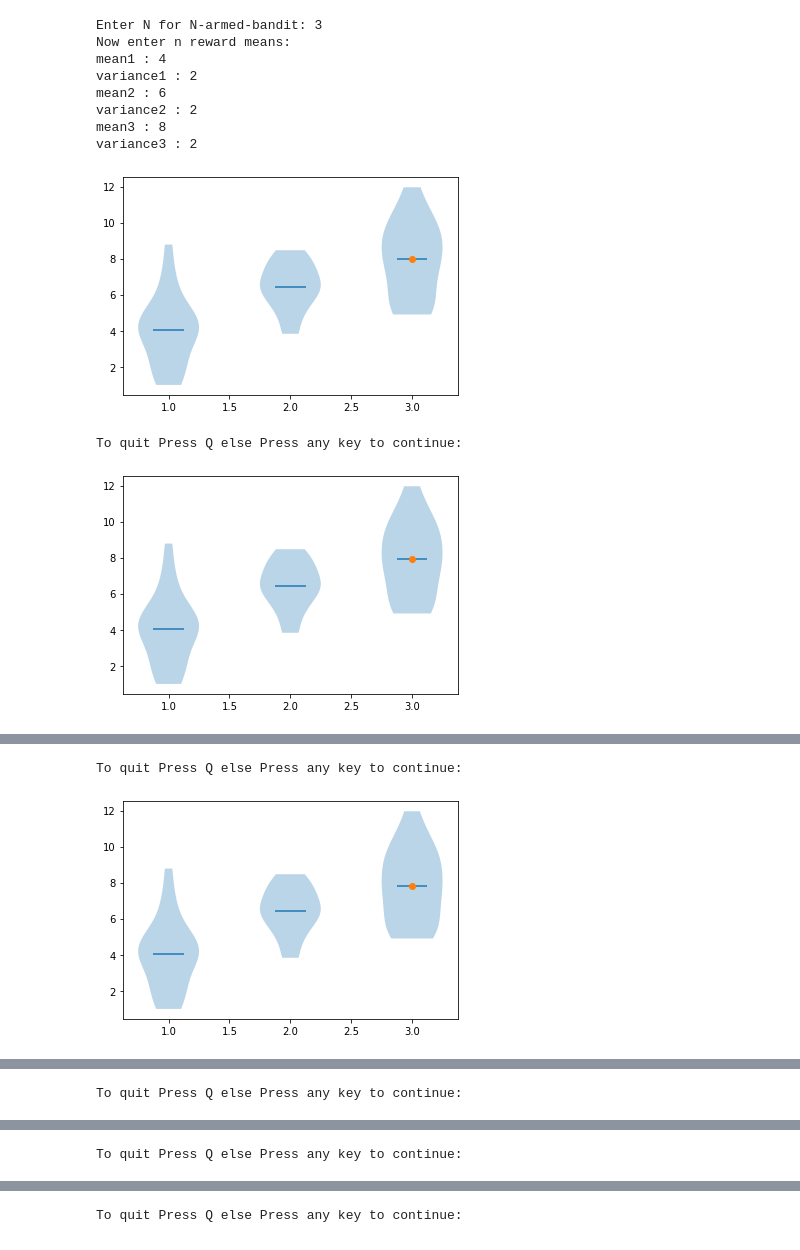
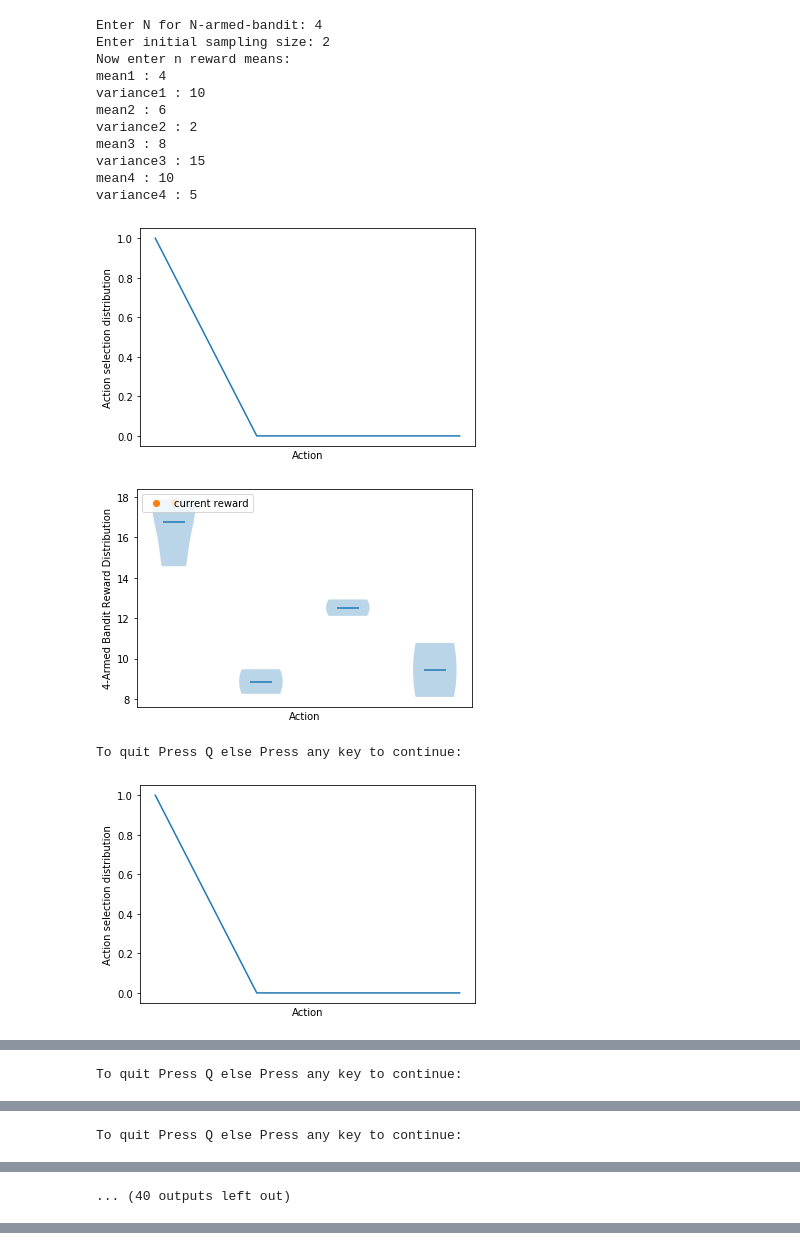
Before and after one commit to iam-sr13/IN-792-RL, a Jupyter notebook: NBandit .ipynb, the cells around one changed output, grey strips where cells are left out. Saved outputs shown, nothing was run; the diff lists cells and outputs as text; code cells hidden in the pictures.

```diff
--- a/NBandit .ipynb
+++ b/NBandit .ipynb
@@ -158,12 +207,12 @@ To quit Press Q else Press any key to continue:
 # %%
-if __name__ == '__main__':
-    n = int(input("Enter N for N-armed-bandit: "))
-    print("Now enter n reward means: ")
-    avec = []
-    svec = []
-    for i in range(1, n+1):
-        avec.append(int(input("mean{} : ".format(i))))
-        svec.append(int(input("variance{} : ".format(i))))
+n = int(input("Enter N for N-armed-bandit: "))
+sample = int(input("Enter initial sampling size: "))
+print("Now enter n reward means: ")
+avec = []
+svec = []
+for i in range(1, n+1):
+    avec.append(int(input("mean{} : ".format(i))))
+    svec.append(int(input("variance{} : ".format(i))))
 
-    rl_util.n_armed_bandit_eps_greedy(avec,svec)
+egrew=rl_util.n_armed_bandit_eps_greedy(avec,svec,sample)
 # %% [output]
@@ -192,23 +244,27 @@ To quit Press Q else Press any key to continue:
 # %%
-if __name__ == '__main__':
-    n = int(input("Enter N for N-armed-bandit: "))
-    print("Now enter n reward means: ")
-    avec = []
-    svec = []
-    for i in range(1, n+1):
-        avec.append(int(input("mean{} : ".format(i))))
-        svec.append(int(input("variance{} : ".format(i))))
+n = int(input("Enter N for N-armed-bandit: "))
+sample = int(input("Enter initial sampling size: "))
+print("Now enter n reward means: ")
+avec = []
+svec = []
+for i in range(1, n+1):
+    avec.append(int(input("mean{} : ".format(i))))
+    svec.append(int(input("variance{} : ".format(i))))
 
-    rl_util.n_armed_bandit_softy(avec,svec)
+sgrew=rl_util.n_armed_bandit_softy(avec,svec,sample)
 # %% [output]
-Enter N for N-armed-bandit: 3
+Enter N for N-armed-bandit: 4
+Enter initial sampling size: 2
 Now enter n reward means:
 mean1 : 4
-variance1 : 2
+variance1 : 10
 mean2 : 6
 variance2 : 2
 mean3 : 8
-variance3 : 2
+variance3 : 15
+mean4 : 10
+variance4 : 5
-[figure, old version]
+[figure, new version]
+[figure, new version]
 To quit Press Q else Press any key to continue:
-[figure, old version]
+[figure, new version]
@@ -215,2 +272 @@ To quit Press Q else Press any key to continue:
 To quit Press Q else Press any key to continue:
-[figure, old version]
@@ -219 +278 @@ To quit Press Q else Press any key to continue:
-To quit Press Q else Press any key to continue:
+... (40 outputs left out)
@@ -221 +278,0 @@ To quit Press Q else Press any key to continue:
-To quit Press Q else Press any key to continue:
```
Also changed, not shown: parts of 13 cells of this notebook.
